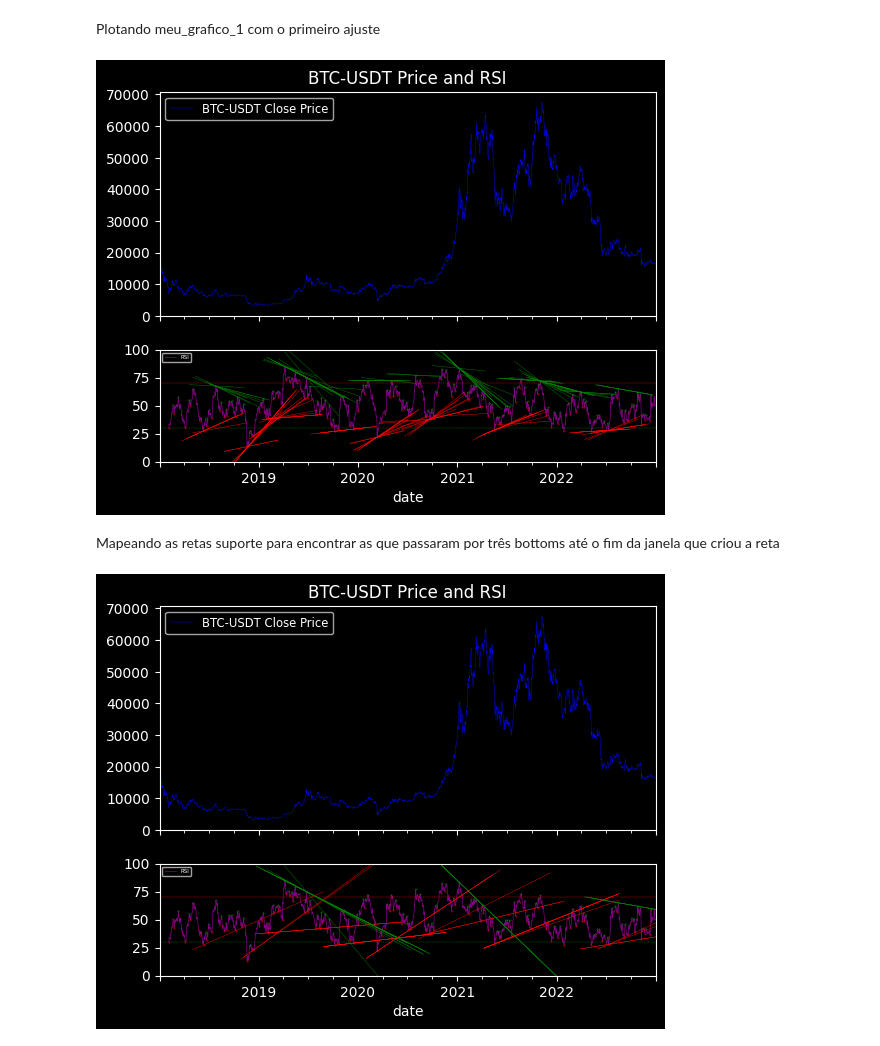
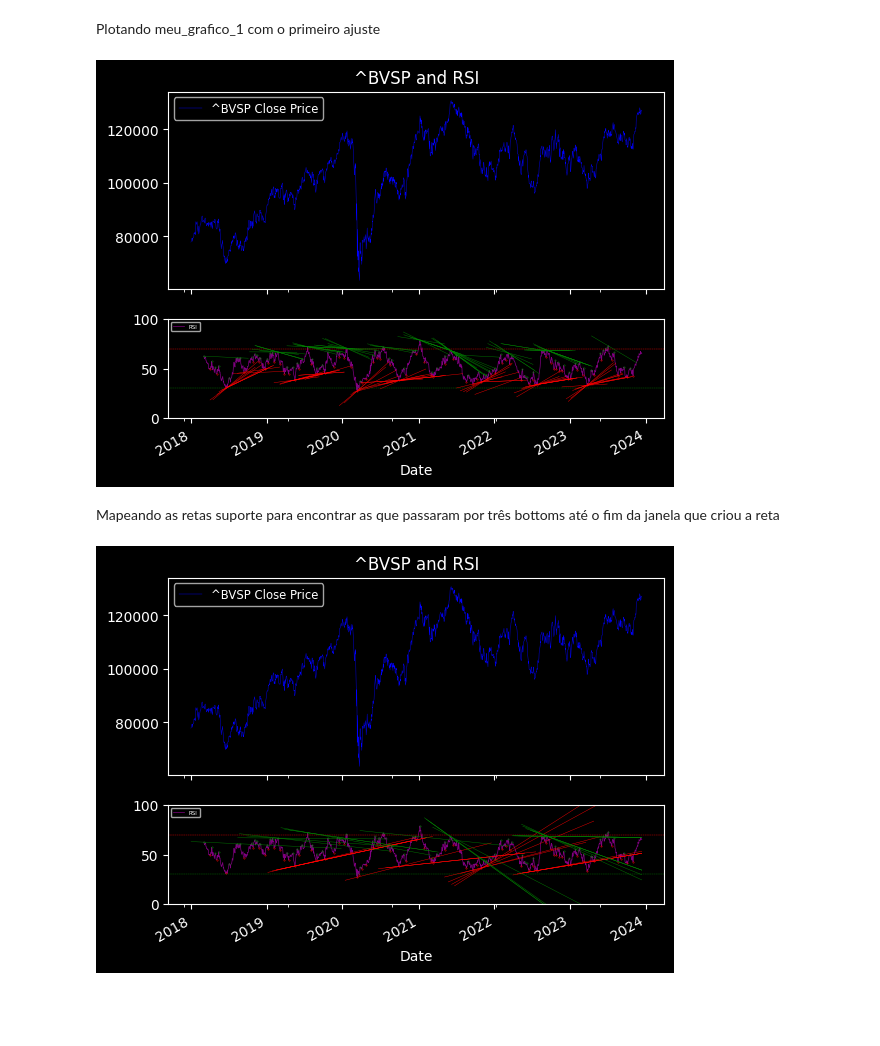
Before and after one commit to fabiomcdc/Projeto_Linhas_de_Tendencia_RSI, a Jupyter notebook: projeto_fInal_jupiter.ipynb, the cells around one changed output. Drawn from its saved outputs; the diff is of its cells as text; code cells hidden in the pictures; blank space fills up the shorter version.

```diff
--- a/projeto_fInal_jupiter.ipynb
+++ b/projeto_fInal_jupiter.ipynb
@@ -27,0 +20,23 @@ data_log = np.log(data)
+# %%
+# janela_rsi determina o número de períodos em que os parâmetros são calculados
+janela_rsi = 42
+
+# ordem determina quantos pontos à direita e à esquerda examinamos para determina pontos de máximo (tops) e mínimos (bottoms) locais
+ordem = 6
+
+# lookback determina quantos pontos para trás vamos olhar para desenharmos as primeiras tentativas de retas de suporte e resistência
+lookback = 150
+
+# ind_indice determina quais variáveis vamos usar para fazer o estudo:
+# 1 = bitcoin
+# 2 = ibov
+# 3 = S&P 500
+# 4 = FTSE All Share
+# 5  = DAX
+# 6 = Nikkei 225
+
+ind_indice = 2
+
+# datas do intervalo sendo avaliado
+start_date = "2018-01-01"
+end_date = "2023-12-31"
@@ -30,13 +100,13 @@ data_log = np.log(data)
 # %%
 
-janela_rsi = 35
-data['RSI'] = compute_rsi(data_log['close'],janela_rsi)
-rsi_values = compute_rsi(data_log['close'], janela_rsi)
 
-close_df = pd.DataFrame(data_log['close'])
+data['RSI'] = compute_rsi(data_log['Close'],janela_rsi)
+rsi_values = compute_rsi(data_log['Close'], janela_rsi)
+
+close_df = pd.DataFrame(data_log['Close'])
 close_df.to_csv('log_close.csv', index=True)
 
-close_df = pd.DataFrame(data['close'])
+close_df = pd.DataFrame(data['Close'])
 close_df.to_csv('close.csv', index=True)
 
 rsi_df = pd.DataFrame(data['RSI'])
@@ -127,7 +199,6 @@ Escolhendo as janelas de observação para a construção das retas de suporte
 # %%
 
 # Parâmetro
-lookback = 200
 contador_janela = 0
 borda_esquerda = bottoms_df['bottom_idx'].iloc[contador_janela]
 
@@ -252,7 +323,7 @@ fig, (ax1, ax3) = plt.subplots(2, sharex=True, gridspec_kw={'height_ratios': [2,
 # Plotando o preço de fechamento
 # ----------------------------------------------------------------
 
-data['close'].plot(ax=ax1, color='blue', label='BTC-USDT Close Price', linewidth = 0.3)
+data['Close'].plot(ax=ax1, color='blue', label=ticker + ' Close Price', linewidth = 0.3)
 
 # ----------------------------------------------------------------
 # Plotando o RSI
@@ -263,7 +334,7 @@ ax3.axhline(70, color='red', linestyle='--', linewidth = 0.3)  # Linha de sobrec
 ax3.axhline(30, color='green', linestyle='--', linewidth = 0.3)  # Linha de sobrevenda
 
 plt.legend()
-ax1.set_title("BTC-USDT Price and RSI")
+ax1.set_title(ticker + " and RSI")
 ax1.legend(loc='upper left', fontsize='small')
 ax3.legend(loc='upper left', fontsize=4)
 ax3.set_ylim([0, 100])  # O RSI varia de 0 a 100
@@ -331,34 +402,34 @@ for i in range(len(slope_ok_trendlines_resistencia_df)):
     y_start = row['resist_slope'] * x_start + row['resist_intercept']
 
     # Ajustar y_start se necessário
     if y_start < 0:
         x_start = max(0, min(len(datas) - 1, int(-row['resist_intercept'] / row['resist_slope'])))
         y_start = row['resist_slope'] * x_start + row['resist_intercept']
 
     x_end = int(row['fim_janela'])
     y_end = row['resist_slope'] * x_end + row['resist_intercept']
 
     # Ajustar y_end se necessário
     if y_end < 0:
         x_end = max(0, min(len(datas) - 1, int(-row['resist_intercept'] / row['resist_slope'])))
         y_end = row['resist_slope'] * x_end + row['resist_intercept']
 
     # Obter datas de início e fim
     data_start = datas[x_start]
     data_end = datas[x_end]
 
     # Desenhar o segmento de reta
     ax3.plot([data_start, data_end], [y_start, y_end], color='green', linewidth=0.3)
 
 # ----------------------------------------------------------------
 
 fig.savefig('meu_grafico_1.png', dpi=300)  # Salva a figura como um arquivo PNG com alta resolução
 
 plt.show()
 
 # ----------------------------------------------------------------
 # %% [output]
-[figure, old version]
+[figure, new version]
 # %% [markdown]
 Mapeando as retas suporte para encontrar as que passaram por três bottoms até o fim da janela que criou a reta
 # %%
@@ -391,7 +462,7 @@ fig, (ax1, ax3) = plt.subplots(2, sharex=True, gridspec_kw={'height_ratios': [2,
 # Plotando o preço de fechamento
 # ----------------------------------------------------------------
 
-data['close'].plot(ax=ax1, color='blue', label='BTC-USDT Close Price', linewidth = 0.3)
+data['Close'].plot(ax=ax1, color='blue', label=ticker + ' Close Price', linewidth = 0.3)
 
 # ----------------------------------------------------------------
 # Plotando o RSI
@@ -402,7 +473,7 @@ ax3.axhline(70, color='red', linestyle='--', linewidth = 0.3)  # Linha de sobrec
 ax3.axhline(30, color='green', linestyle='--', linewidth = 0.3)  # Linha de sobrevenda
 
 plt.legend()
-ax1.set_title("BTC-USDT Price and RSI")
+ax1.set_title(ticker + " and RSI")
 ax1.legend(loc='upper left', fontsize='small')
 ax3.legend(loc='upper left', fontsize=4)
 ax3.set_ylim([0, 100])  # O RSI varia de 0 a 100
@@ -488,7 +559,7 @@ plt.show()
 
 # ----------------------------------------------------------------
 # %% [output]
-[figure, old version]
+[figure, new version]
 # %%
 eliminado_trendlines_suporte_df = identifica_retas_similares_suporte(expurgado_trendlines_suporte_df)
 eliminado_trendlines_suporte_df.to_csv('dados_csv_produzidos/eliminado_trendlines_suporte.csv', index=True)
```
Also changed, not shown: parts of 12 cells of this notebook, 26 other files.
